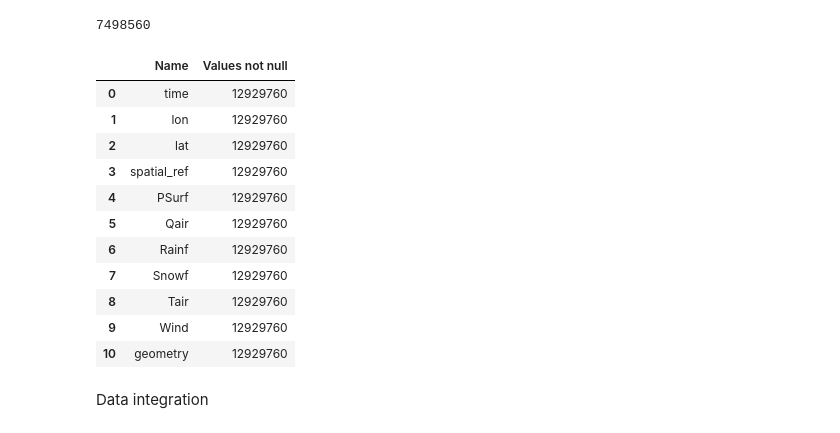
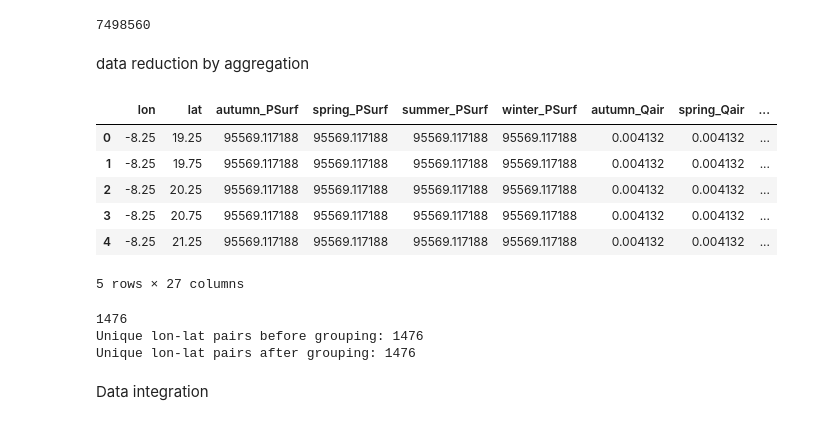
Before and after one commit to rahilGhamraci/Data-Mining-Project, a Jupyter notebook: part 1.ipynb, the cells around one changed output. Drawn from its saved outputs; the diff is of its cells as text; code cells hidden in the pictures.

```diff
--- a/part 1.ipynb
+++ b/part 1.ipynb
@@ -772,3 +754,34 @@ def data_reduction(df):
+# %%
+def data_reduction(df, climate_attributes):
+    climate_attributes = [attr for attr in climate_attributes if attr not in ['lon', 'lat']]
+
+    df['time'] = pd.to_datetime(df['time'])
+    df['month'] = df['time'].dt.month
+    df['season'] = df['month'].apply(lambda x: (
+        'winter' if x in [12, 1, 2] else
+        'spring' if x in [3, 4, 5] else
+        'summer' if x in [6, 7, 8] else
+        'autumn'
+    ))
+
+    df['lon'] = df['lon'].round(3)
+    df['lat'] = df['lat'].round(3)
+
+    grouped = df.groupby(['season', 'lon', 'lat'])[climate_attributes].mean()
+    seasonally_aggregated_df = grouped.unstack(level=0)
+    seasonally_aggregated_df.columns = [
+        f"{col}_{season}" for season, col in seasonally_aggregated_df.columns
+    ]
+    seasonally_aggregated_df = seasonally_aggregated_df.reset_index()
+
+
+    gdf = gpd.GeoDataFrame(
+        seasonally_aggregated_df,
+        geometry=gpd.points_from_xy(seasonally_aggregated_df['lon'], seasonally_aggregated_df['lat']),
+        crs=df.crs
+    )
+
+    return gdf
 # %%
 '''used for soil data'''
 
@@ -1033,7 +1007,11 @@ soil_attributes = ['sand % topsoil', 'sand % subsoil', 'silt % topsoil', 'silt%
     'CaCO3 % topsoil', 'CaCO3 % subsoil', 'BD topsoil', 'BD subsoil',
     'C/N topsoil', 'C/N subsoil']
 
+soil_attributes_with_outliers = ['OC % topsoil', 'N % topsoil' ,'N % subsoil','CEC topsoil' ,'CEC subsoil', 'CaCO3 % topsoil','CaCO3 % subsoil']
+
 climate_attributes = ['PSurf', 'Qair', 'Rainf', 'Snowf', 'Tair', 'Wind', 'lon', 'lat']
+
+climate_attributes_with_outliers = ['PSurf', 'Qair', 'Rainf', 'Snowf', 'Tair', 'Wind']
 # %% [markdown]
 Handling outliers
 # %%
@@ -1146,5 +1108,5 @@ lat: Outliers after handling: 0
 # %%
-median_cleaned_outliers_climate_gdf = handle_climate_outliers(climate_gdf, climate_attributes,strategy='median')
+median_cleaned_outliers_climate_gdf = handle_climate_outliers(climate_gdf, climate_attributes_with_outliers,strategy='median')
 # %% [output]
 PSurf: 125547 outliers detected.
 PSurf: Outliers after handling: 0
@@ -1209,28 +1138,31 @@ deleted_nan_climate_gdf.shape[0]
 7498560
 # %%
 replaced_nan_median_climate_gdf = handling_missing_values(median_cleaned_outliers_climate_gdf, climate_attributes, 'Replace by Median')
-# %%
-colonnes_description = []
-for d in replaced_nan_median_climate_gdf:
-    colonnes_description.append([d, replaced_nan_median_climate_gdf[d].count()])
-pd.DataFrame(colonnes_description, columns = ["Name","Values not null"])
-# %% [output]
-|  | Name | Values not null |
-| 0 | time | 12929760 |
-| 1 | lon | 12929760 |
-| 2 | lat | 12929760 |
-| 3 | spatial_ref | 12929760 |
-| 4 | PSurf | 12929760 |
-| 5 | Qair | 12929760 |
-| 6 | Rainf | 12929760 |
-| 7 | Snowf | 12929760 |
-| 8 | Tair | 12929760 |
-| 9 | Wind | 12929760 |
-| 10 | geometry | 12929760 |
 # %%
 replaced_nan_mean_climate_gdf = handling_missing_values(median_cleaned_outliers_climate_gdf, climate_attributes, 'Replace by Mean')
 # %%
 replaced_nan_bayes_climate_gdf = handling_missing_values(median_cleaned_outliers_climate_gdf, climate_attributes, 'Replace using Bayes Formula')
+# %% [markdown]
+data reduction by aggregation
+# %%
+seasonal_climate_data = data_reduction(replaced_nan_median_climate_gdf, climate_attributes)
+seasonal_climate_data.head()
+# %% [output]
+|  | lon | lat | autumn_PSurf | spring_PSurf | summer_PSurf | winter_PSurf | autumn_Qair | spring_Qair | ... |
+| 0 | -8.25 | 19.25 | 95569.117188 | 95569.117188 | 95569.117188 | 95569.117188 | 0.004132 | 0.004132 | ... |
+| 1 | -8.25 | 19.75 | 95569.117188 | 95569.117188 | 95569.117188 | 95569.117188 | 0.004132 | 0.004132 | ... |
+| 2 | -8.25 | 20.25 | 95569.117188 | 95569.117188 | 95569.117188 | 95569.117188 | 0.004132 | 0.004132 | ... |
+| 3 | -8.25 | 20.75 | 95569.117188 | 95569.117188 | 95569.117188 | 95569.117188 | 0.004132 | 0.004132 | ... |
+| 4 | -8.25 | 21.25 | 95569.117188 | 95569.117188 | 95569.117188 | 95569.117188 | 0.004132 | 0.004132 | ... |
+5 rows × 27 columns
+# %%
+print(seasonal_climate_data.shape[0])
+print("Unique lon-lat pairs before grouping:", climate_gdf[['lon', 'lat']].drop_duplicates().shape[0])
+print("Unique lon-lat pairs after grouping:", seasonal_climate_data[['lon', 'lat']].drop_duplicates().shape[0])
+# %% [output]
+1476
+Unique lon-lat pairs before grouping: 1476
+Unique lon-lat pairs after grouping: 1476
 # %% [markdown]
 Data integration
 # %%
```
Also changed, not shown: parts of 50 cells of this notebook.
